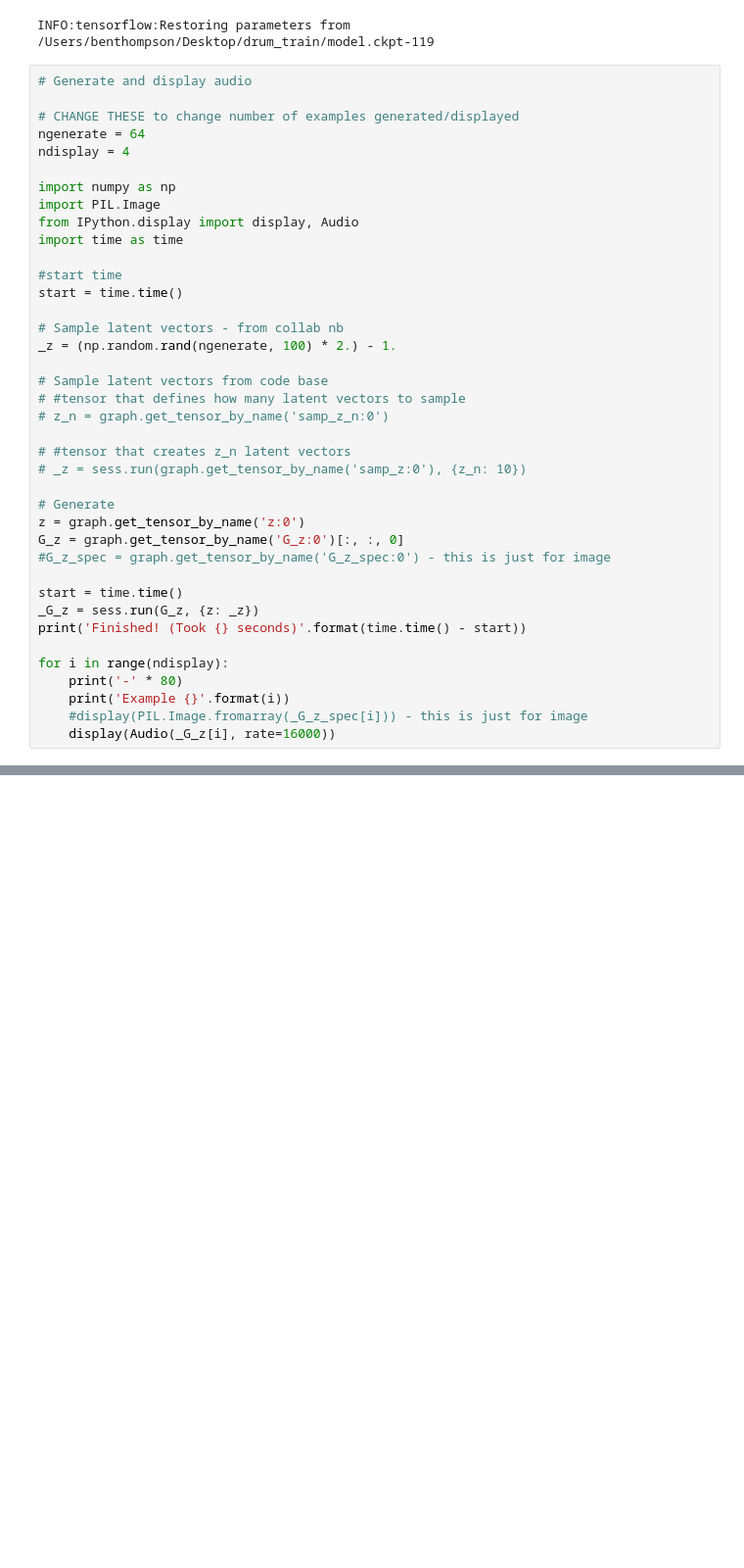
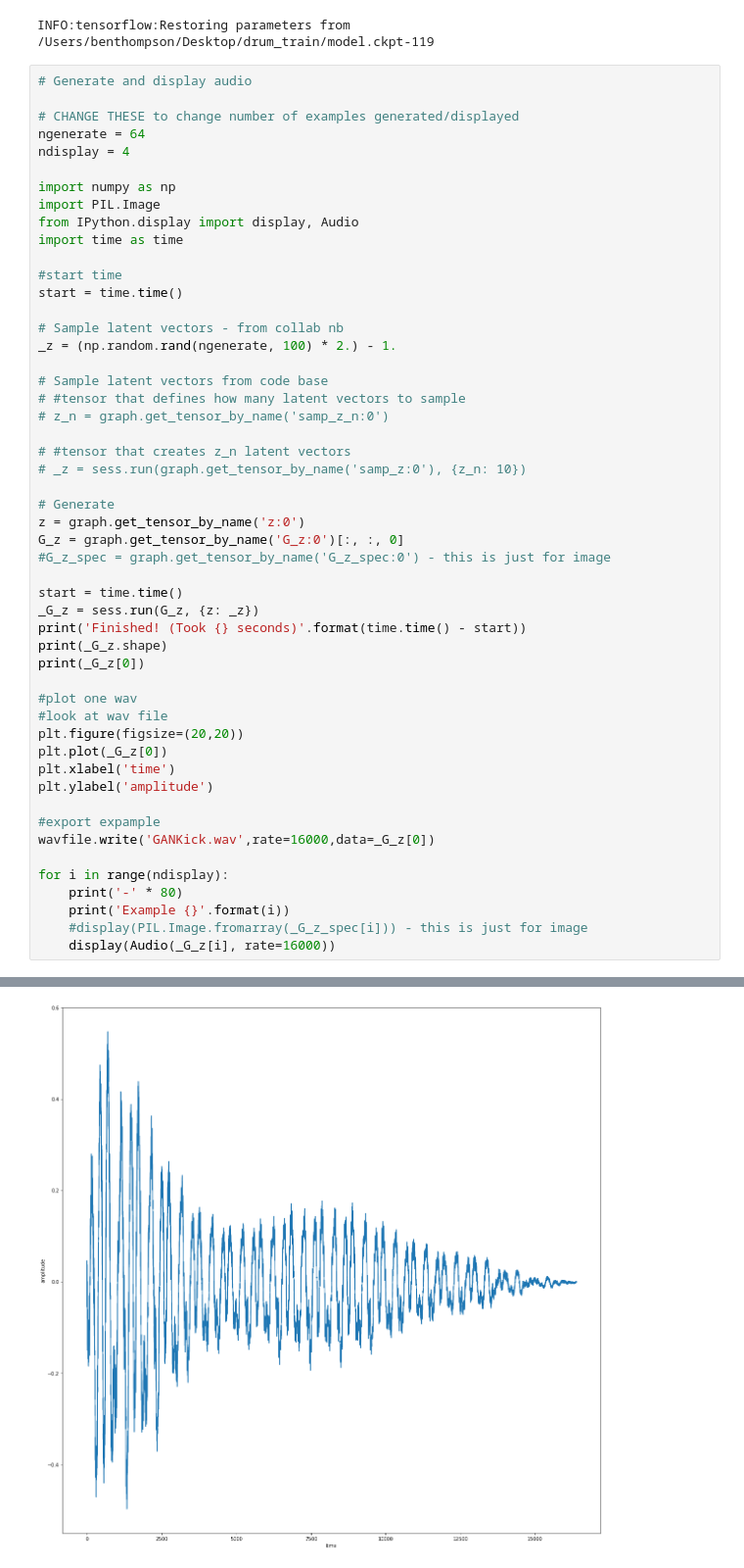
Before and after one commit to michelleliu103/Capstone_AstroDrum, a Jupyter notebook: WAV Basics 4 - Generating from Pre-Trained GAN.ipynb, the cells around one changed output, grey strips where cells are left out. Shown at 98% size. Saved outputs shown, nothing was run; the diff lists cells and outputs as text; blank space fills up the shorter version.

```diff
--- a/WAV Basics 4 - Generating from Pre-Trained GAN.ipynb
+++ b/WAV Basics 4 - Generating from Pre-Trained GAN.ipynb
@@ -44,6 +82,18 @@ G_z = graph.get_tensor_by_name('G_z:0')[:, :, 0]
 start = time.time()
 _G_z = sess.run(G_z, {z: _z})
 print('Finished! (Took {} seconds)'.format(time.time() - start))
+print(_G_z.shape)
+print(_G_z[0])
+
+#plot one wav
+#look at wav file
+plt.figure(figsize=(20,20))
+plt.plot(_G_z[0])
+plt.xlabel('time')
+plt.ylabel('amplitude')
+
+#export expample
+wavfile.write('GANKick.wav',rate=16000,data=_G_z[0])
 
 for i in range(ndisplay):
     print('-' * 80)
@@ -55,12 +108,13 @@ Finished! (Took 0.9534649848937988 seconds)
 --------------------------------------------------------------------------------
 Example 0
 [interactive output not drawn]
 --------------------------------------------------------------------------------
 Example 1
 [interactive output not drawn]
 --------------------------------------------------------------------------------
 Example 2
 [interactive output not drawn]
 --------------------------------------------------------------------------------
 Example 3
 [interactive output not drawn]
+[figure, added]
```
Also changed, not shown: parts of 8 cells of this notebook, 5 other files.
